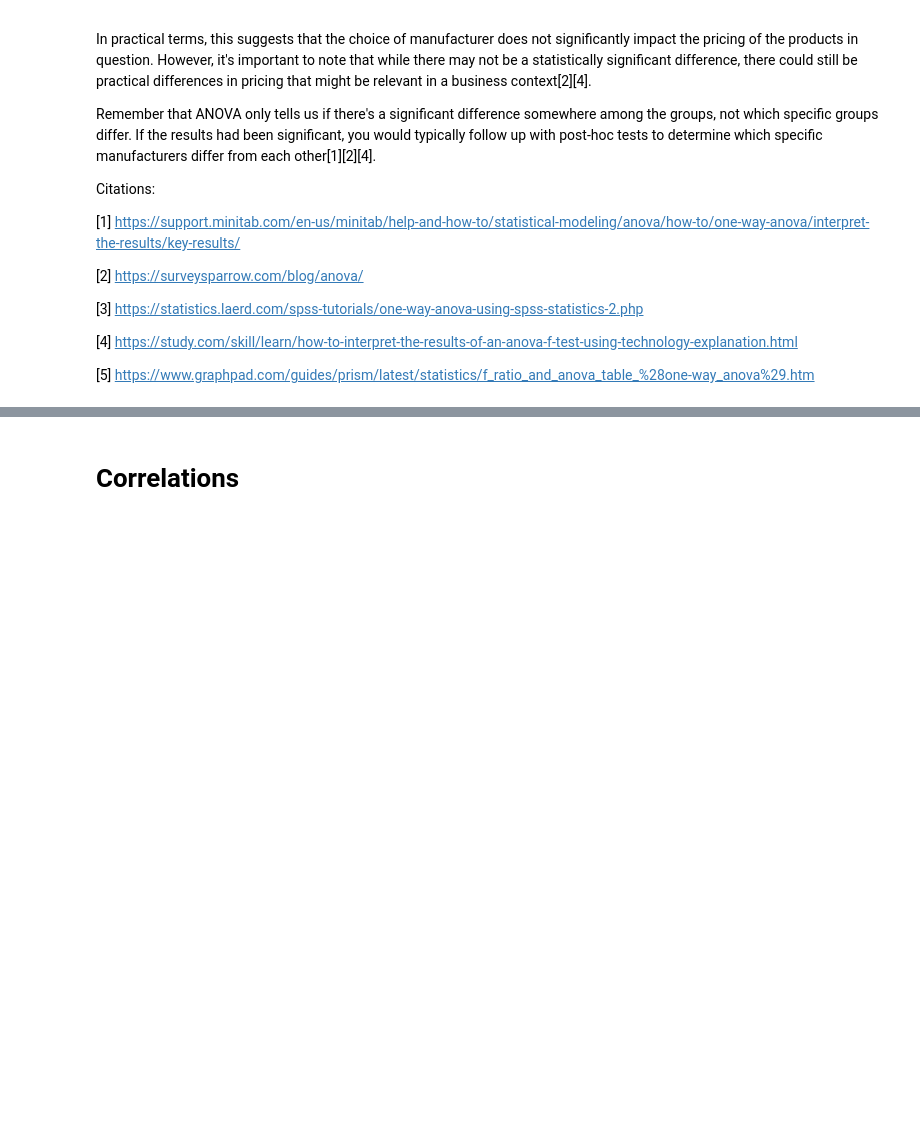
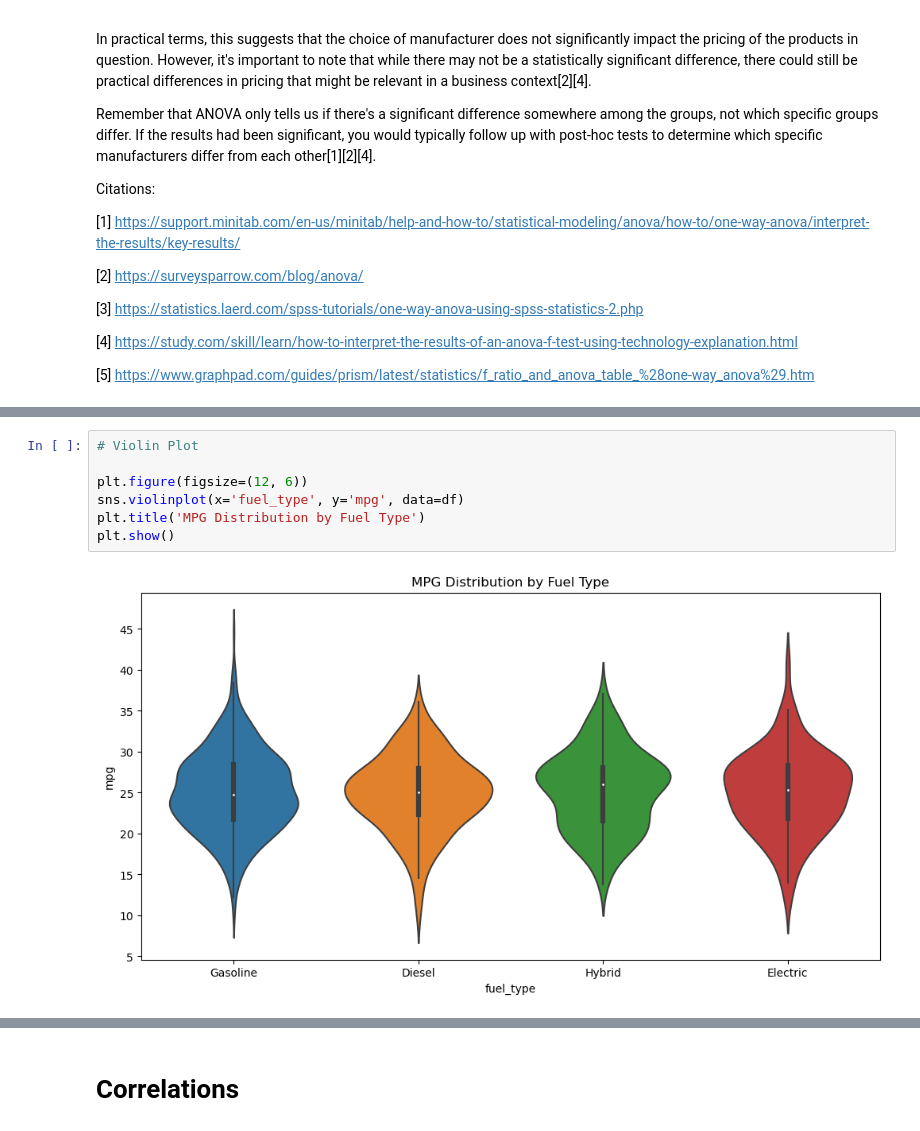
Before and after one commit to drjodyannjones/mdsi_python_seminar_11122023, a Jupyter notebook: exploratory_data_analysis/eda.ipynb, the cells around one changed output, grey strips where cells are left out. Cells and saved outputs as stored; diff of their text form; blank space fills up the shorter version.

```diff
--- a/exploratory_data_analysis/eda.ipynb
+++ b/exploratory_data_analysis/eda.ipynb
@@ -1093,0 +1172,9 @@ Citations:
+# %%
+# Violin Plot
+
+plt.figure(figsize=(12, 6))
+sns.violinplot(x='fuel_type', y='mpg', data=df)
+plt.title('MPG Distribution by Fuel Type')
+plt.show()
+# %% [output]
+[figure, added]
```
Also changed, not shown: parts of 10 cells of this notebook.
